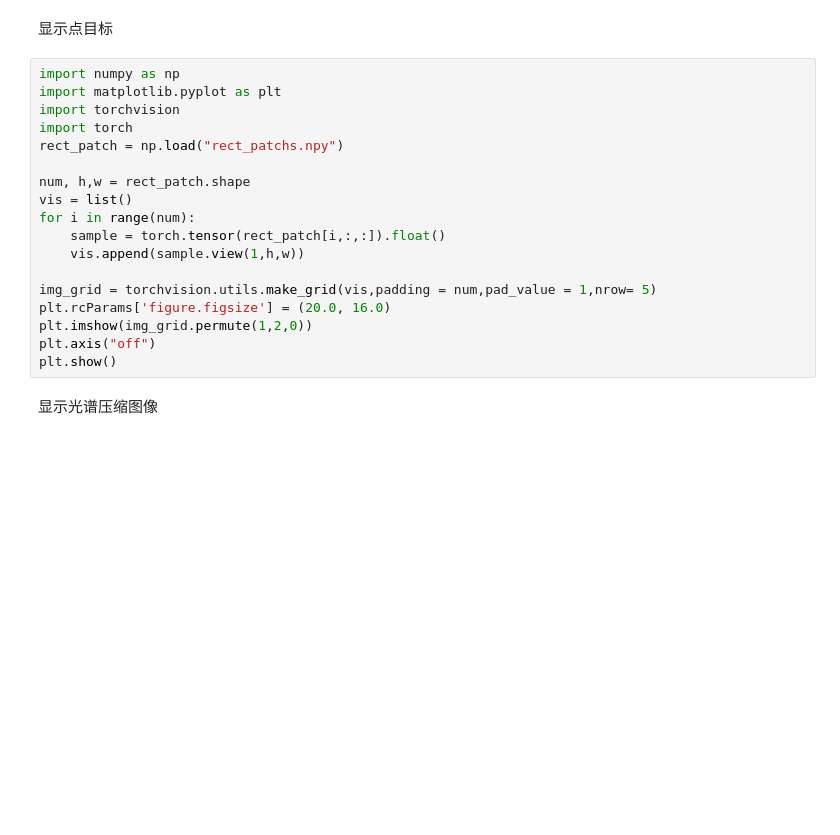
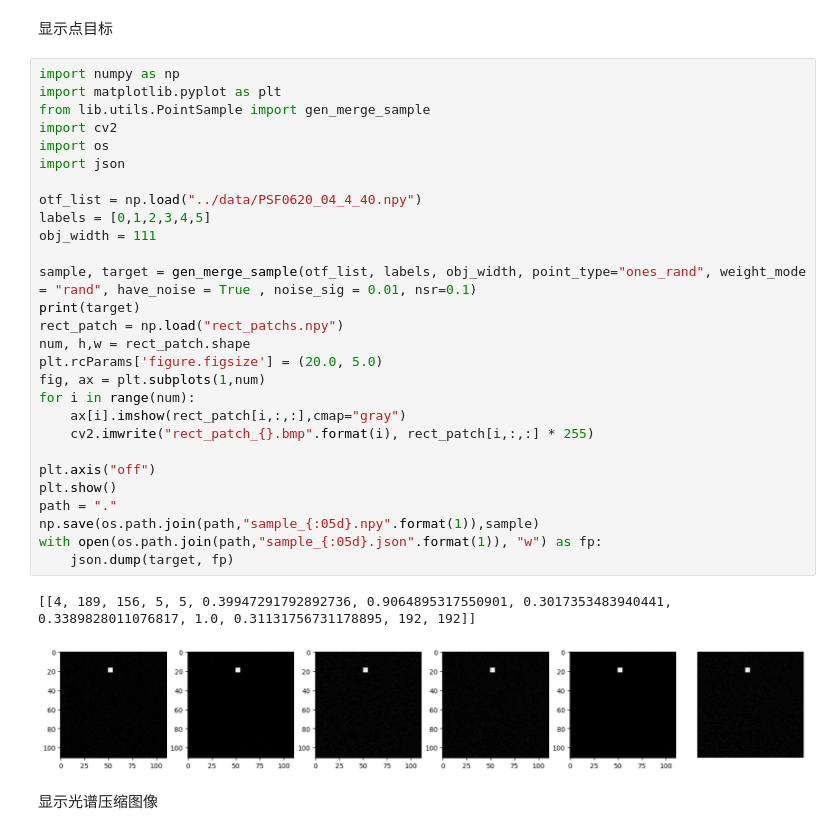
Before and after one commit to weinaike/CenterNet, a Jupyter notebook: src/show.ipynb, the cells around one changed output. Drawn from its saved outputs; the diff is of its cells as text; blank space fills up the shorter version.

```diff
--- a/src/show.ipynb
+++ b/src/show.ipynb
@@ -2,24 +2,37 @@
 显示点扩展函数
 # %% [markdown]
 显示点目标
-# %%
-import numpy as np
-import matplotlib.pyplot as plt
-import torchvision
-import torch
-rect_patch = np.load("rect_patchs.npy")
-
-num, h,w = rect_patch.shape
-vis = list()
-for i in range(num):
-    sample = torch.tensor(rect_patch[i,:,:]).float()
-    vis.append(sample.view(1,h,w))
-
-img_grid = torchvision.utils.make_grid(vis,padding = num,pad_value = 1,nrow= 5)
-plt.rcParams['figure.figsize'] = (20.0, 16.0)
-plt.imshow(img_grid.permute(1,2,0))
-plt.axis("off")
-plt.show()
+# %%
+import numpy as np
+import matplotlib.pyplot as plt
+from lib.utils.PointSample import gen_merge_sample
+import cv2
+import os
+import json
+
+otf_list = np.load("../data/PSF0620_04_4_40.npy")
+labels = [0,1,2,3,4,5]
+obj_width = 111
+
+sample, target = gen_merge_sample(otf_list, labels, obj_width, point_type="ones_rand", weight_mode = "rand", have_noise = True , noise_sig = 0.01, nsr=0.1)
+print(target)
+rect_patch = np.load("rect_patchs.npy")
+num, h,w = rect_patch.shape
+plt.rcParams['figure.figsize'] = (20.0, 5.0)
+fig, ax = plt.subplots(1,num)
+for i in range(num):
+    ax[i].imshow(rect_patch[i,:,:],cmap="gray")
+    cv2.imwrite("rect_patch_{}.bmp".format(i), rect_patch[i,:,:] * 255)
+
+plt.axis("off")
+plt.show()
+path = "."
+np.save(os.path.join(path,"sample_{:05d}.npy".format(1)),sample)
+with open(os.path.join(path,"sample_{:05d}.json".format(1)), "w") as fp:
+    json.dump(target, fp)
+# %% [output]
+[[4, 189, 156, 5, 5, 0.39947291792892736, 0.9064895317550901, 0.3017353483940441, 0.3389828011076817, 1.0, 0.31131756731178895, 192, 192]]
+[figure, added]
 # %% [markdown]
 显示光谱压缩图像
 # %%
```
Also changed, not shown: parts of 3 cells of this notebook, 5 other files.
